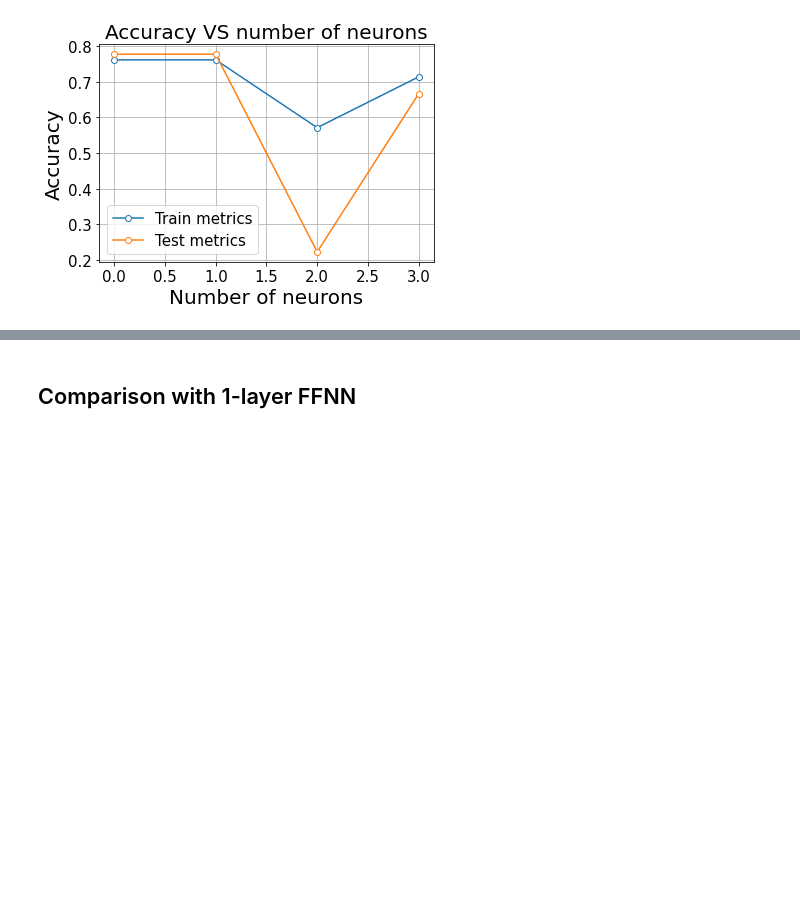
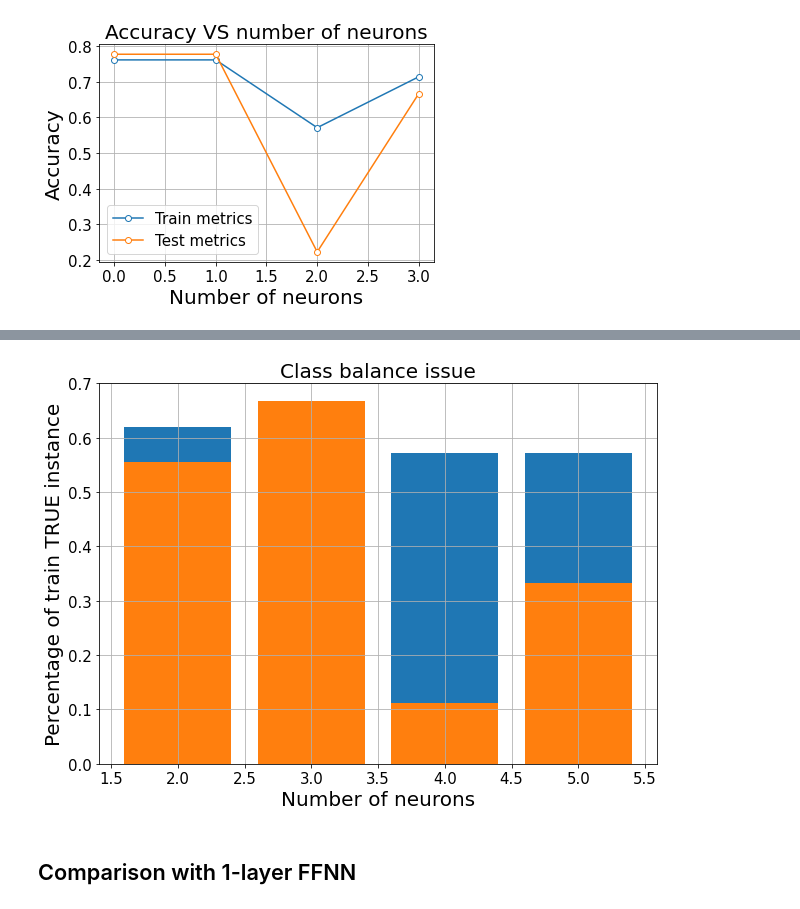
Before and after one commit to PashaIanko/Binarized-Neural-Network, a Jupyter notebook: main_refactor.ipynb, the cells around one changed output, grey strips where cells are left out. Cells and saved outputs as stored; diff of their text form; code cells hidden in the pictures; blank space fills up the shorter version.

Commit message:
class balance issue

```diff
--- a/main_refactor.ipynb
+++ b/main_refactor.ipynb
@@ -544,3 +544,14 @@ ax.legend(['Train metrics', 'Test metrics'], prop = {'size': 15})
 ax.grid()
 # %% [output]
 [figure]
+# %%
+Y_trains = [r['Y_train'] for r in results]
+Y_tests = [r['Y_test'] for r in results]
+# %%
+def calc_percentage(arr):
+    a = np.array(arr)
+    n_of_trues = len(a[a == True])
+    return n_of_trues / len(a)
+
+true_percentages_train = [calc_percentage(Y_tr) for Y_tr in Y_trains]
+true_percentages_test = [calc_percentage(Y_t) for Y_t in Y_tests]
@@ -547,2 +569,25 @@ ax.grid()
+# %%
+fig, ax = plt.subplots(figsize = (10, 7))
+
+plot_bar(
+    ax,
+    n_neurons,
+    true_percentages_train,
+    xlab = 'Number of neurons',
+    ylab = 'Percentage of train TRUE instance',
+    title = 'Class balance issue'
+)
+
+plot_bar(
+    ax,
+    n_neurons,
+    true_percentages_test,
+    xlab = 'Number of neurons',
+    ylab = 'Percentage of train TRUE instance',
+    title = 'Class balance issue'
+)
+ax.grid()
+# %% [output]
+[figure, added]
 # %% [markdown]
 ## Comparison with 1-layer FFNN
```
Also changed, not shown: parts of 1 cell of this notebook.
